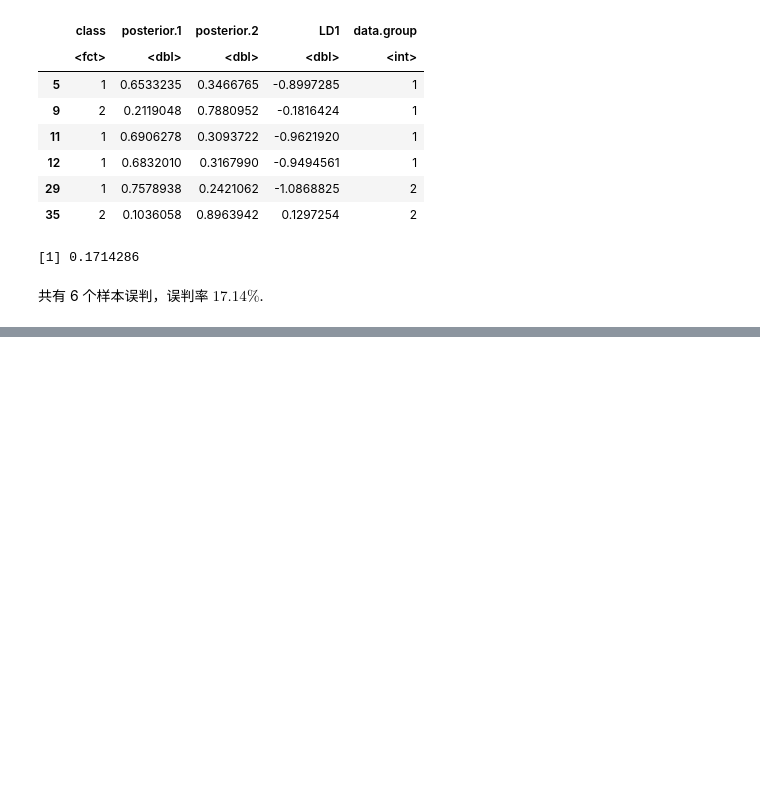
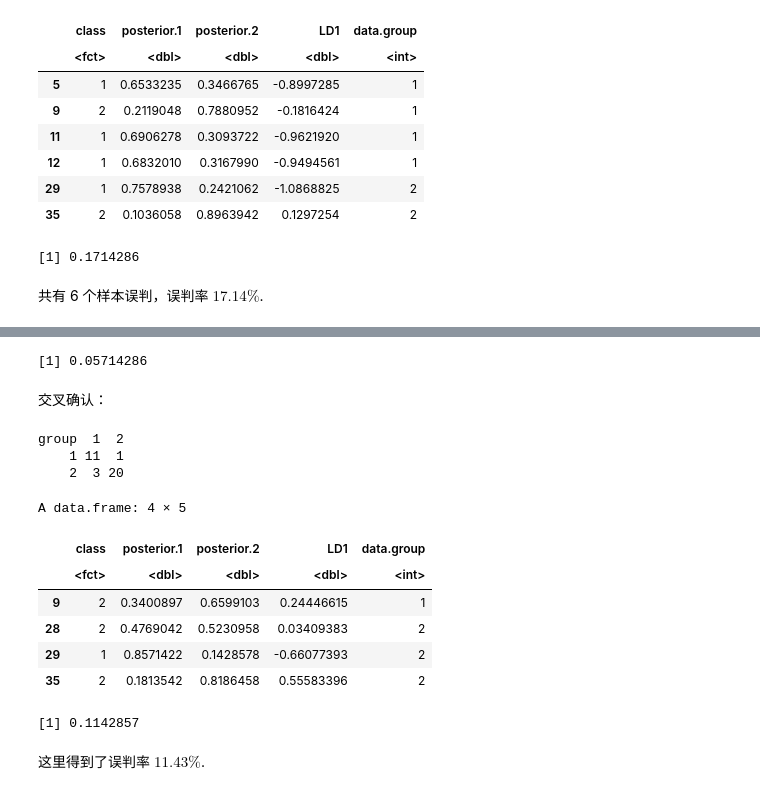
Before and after one commit to cdfmlr/daex, a Jupyter notebook: c5/ex_5_4.ipynb, the cells around one changed output, grey strips where cells are left out. Saved outputs shown, nothing was run; the diff lists cells and outputs as text; code cells hidden in the pictures; blank space fills up the shorter version.

```diff
--- a/c5/ex_5_4.ipynb
+++ b/c5/ex_5_4.ipynb
@@ -144,0 +151,3 @@ length(cv.bad$class) / length(pred$class)
+# %%
+le <- lda(group ~ ., data = data, prior = c(1, 1) / 2)
+print(le)
@@ -144,0 +177,3 @@ length(cv.bad$class) / length(pred$class)
+# %%
+pred_e <- predict(le)
+pred_e.tab <- data.frame(pred_e, data.group=group); pred.tab
@@ -144,0 +216,31 @@ length(cv.bad$class) / length(pred$class)
+# %%
+# 误判率
+length(bad_e$class) / length(pred_e$class)
+# %% [output]
+[1] 0.05714286
+# %% [markdown]
+交叉确认：
+# %%
+lel <- lda(group ~ ., data=data,  prior = c(1, 1) / 2, CV=TRUE)
+table(group, lel$class)
+# %% [output]
+group  1  2
+    1 11  1
+    2  3 20
+# %%
+cv.bad_e <- pred_e.tab[lel$class != data$group,]; cv.bad_e
+# %% [output]
+A data.frame: 4 × 5
+|  | class | posterior.1 | posterior.2 | LD1 | data.group |
+|  | <fct> | <dbl> | <dbl> | <dbl> | <int> |
+| 9 | 2 | 0.3400897 | 0.6599103 | 0.24446615 | 1 |
+| 28 | 2 | 0.4769042 | 0.5230958 | 0.03409383 | 2 |
+| 29 | 1 | 0.8571422 | 0.1428578 | -0.66077393 | 2 |
+| 35 | 2 | 0.1813542 | 0.8186458 | 0.55583396 | 2 |
+# %%
+# 误判率
+length(cv.bad_e$class) / length(pred_e$class)
+# %% [output]
+[1] 0.1142857
+# %% [markdown]
+这里得到了误判率 $11.43\%$.
```
Also changed, not shown: parts of 9 cells of this notebook, 1 other file.
